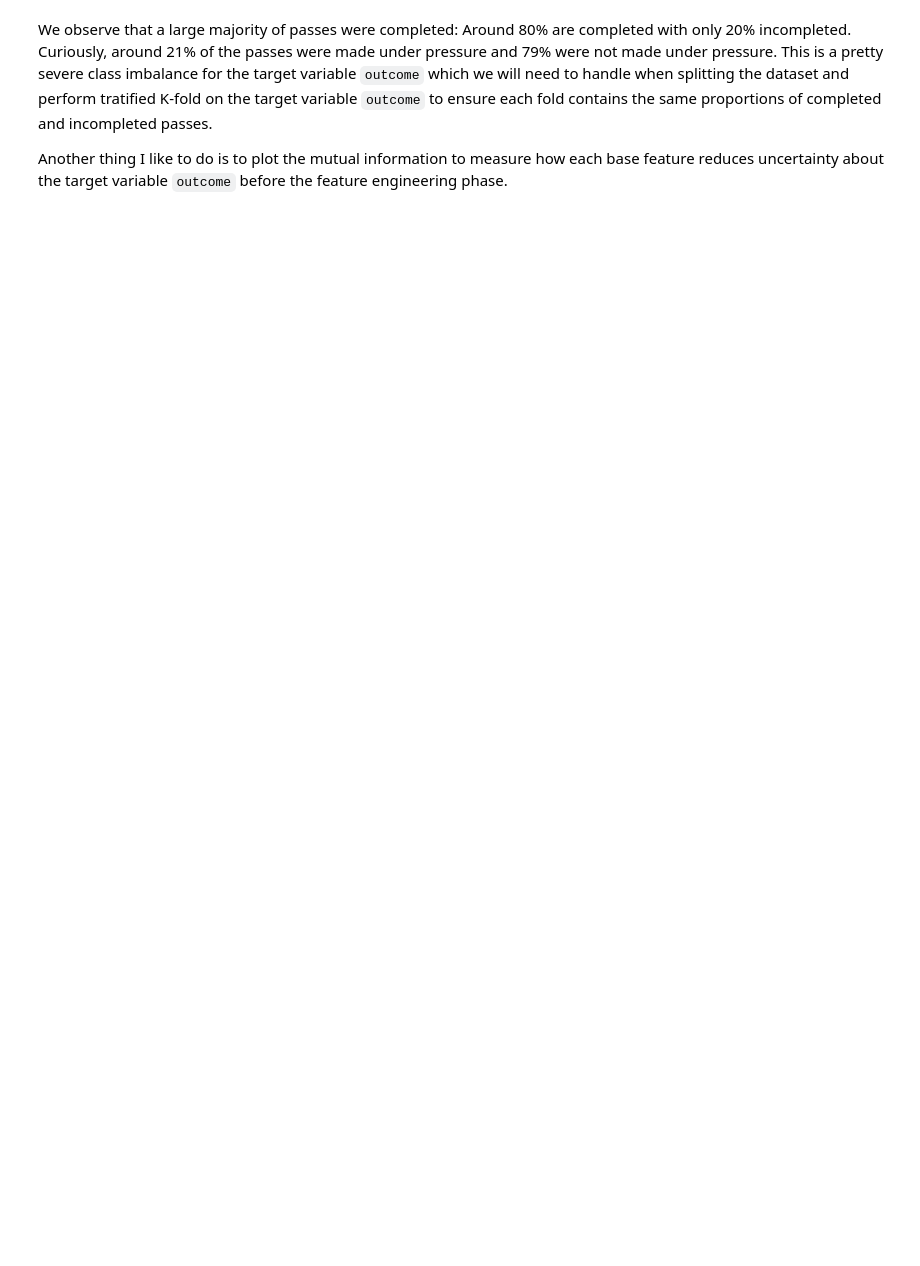
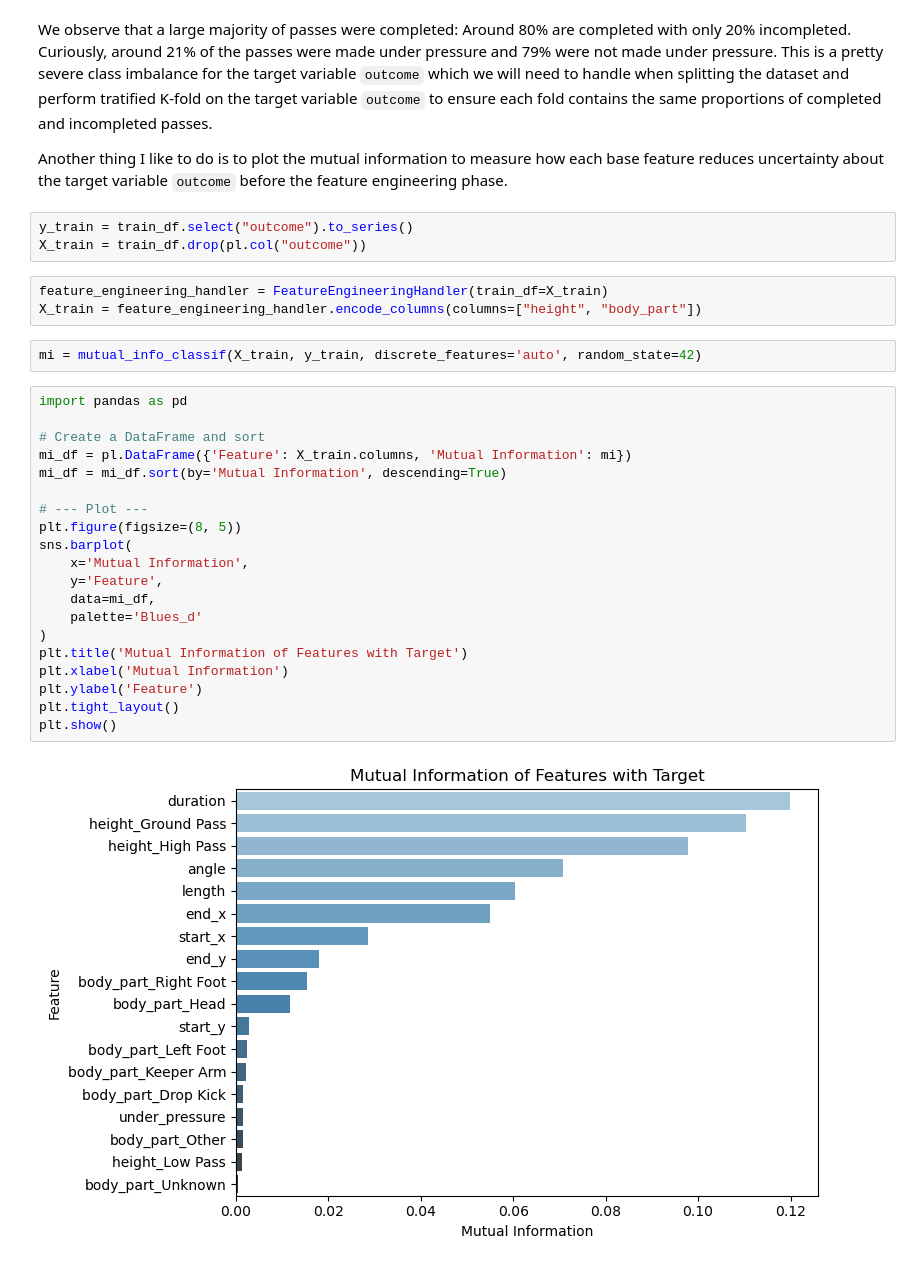
Before and after one commit to yucheng-fu/football_analytics, a Jupyter notebook: 02-analysis/02-analysis.ipynb, the cells around one changed output. Saved outputs shown, nothing was run; the diff lists cells and outputs as text; blank space fills up the shorter version.

```diff
--- a/02-analysis/02-analysis.ipynb
+++ b/02-analysis/02-analysis.ipynb
@@ -163,3 +168,33 @@ shape: (2, 2)
 We observe that a large majority of passes were completed: Around 80% are completed with only 20% incompleted. Curiously, around 21% of the passes were made under pressure and 79% were not made under pressure. This is a pretty severe class imbalance for the target variable ``outcome`` which we will need to handle when splitting the dataset and perform tratified K-fold on the target variable ``outcome`` to ensure each fold contains the same proportions of completed and incompleted passes.
 
 Another thing I like to do is to plot the mutual information to measure how each base feature reduces uncertainty about the target variable ``outcome`` before the feature engineering phase.
+# %%
+y_train = train_df.select("outcome").to_series()
+X_train = train_df.drop(pl.col("outcome"))
+# %%
+feature_engineering_handler = FeatureEngineeringHandler(train_df=X_train)
+X_train = feature_engineering_handler.encode_columns(columns=["height", "body_part"])
+# %%
+mi = mutual_info_classif(X_train, y_train, discrete_features='auto', random_state=42)
+# %%
+import pandas as pd
+
+# Create a DataFrame and sort
+mi_df = pl.DataFrame({'Feature': X_train.columns, 'Mutual Information': mi})
+mi_df = mi_df.sort(by='Mutual Information', descending=True)
+
+# --- Plot ---
+plt.figure(figsize=(8, 5))
+sns.barplot(
+    x='Mutual Information',
+    y='Feature',
+    data=mi_df,
+    palette='Blues_d'
+)
+plt.title('Mutual Information of Features with Target')
+plt.xlabel('Mutual Information')
+plt.ylabel('Feature')
+plt.tight_layout()
+plt.show()
+# %% [output]
+[figure, added]
```
Also changed, not shown: parts of 16 cells of this notebook, 4 other files.
